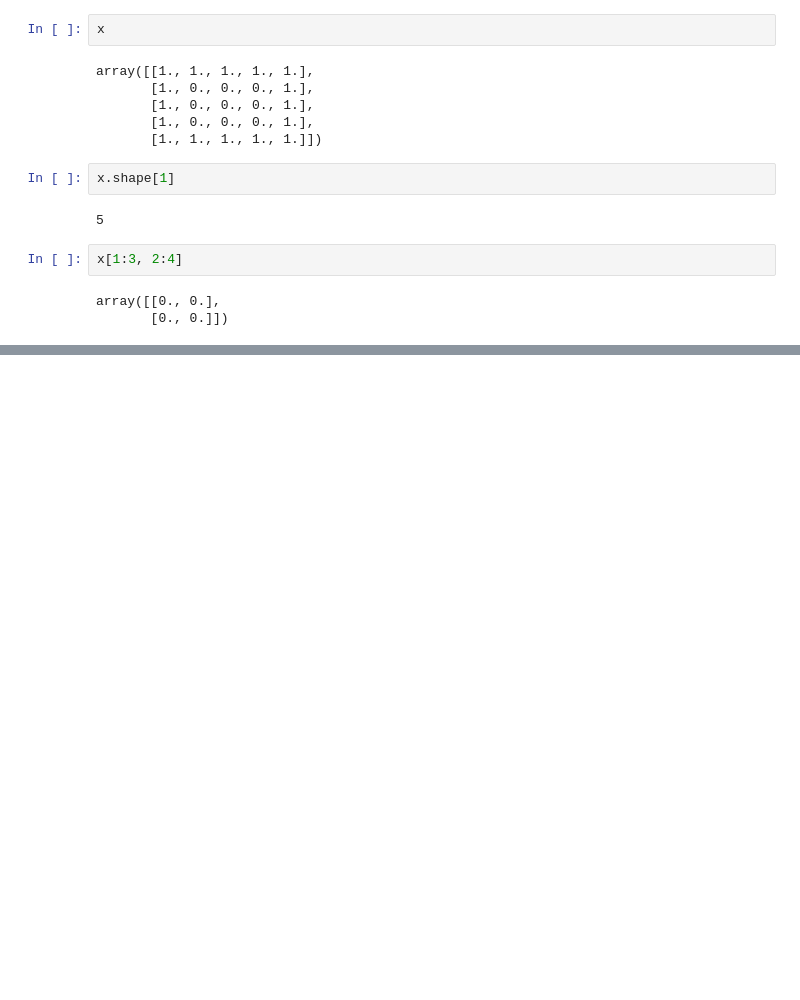
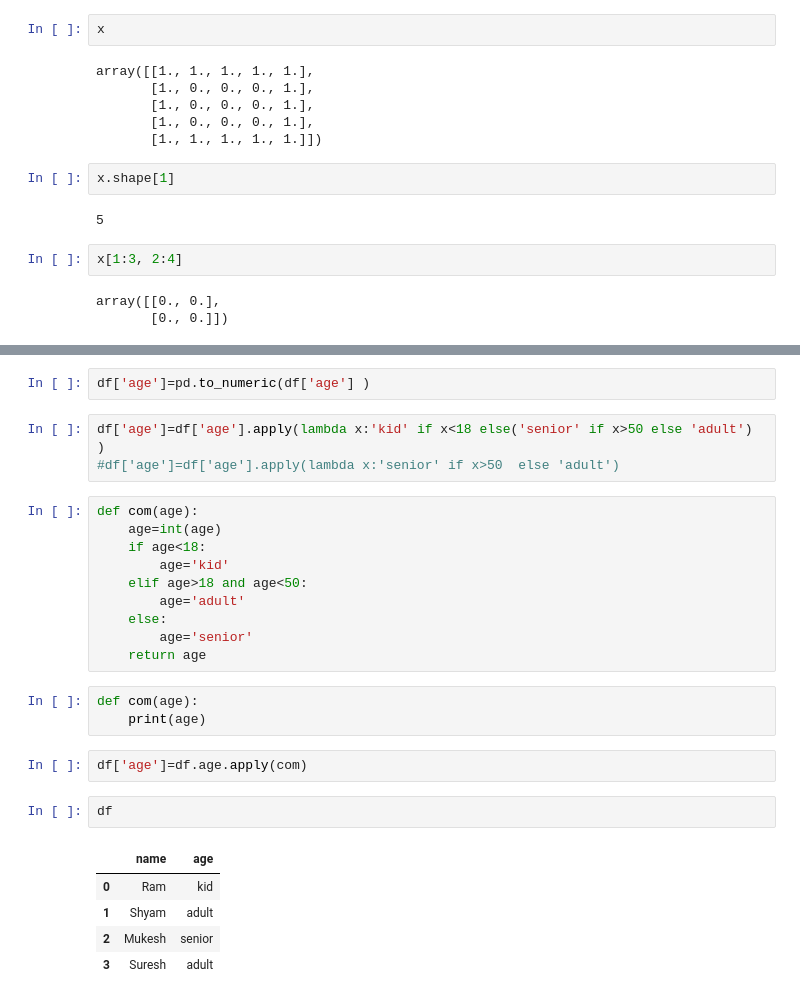
Before and after one commit to suramyapathak/p_sc_1, a Jupyter notebook: pr1hp.ipynb, the cells around one changed output, grey strips where cells are left out. Saved outputs shown, nothing was run; the diff lists cells and outputs as text; blank space fills up the shorter version.

```diff
--- a/pr1hp.ipynb
+++ b/pr1hp.ipynb
@@ -1949,0 +1962,28 @@ array([[0., 0.],
+# %%
+df['age']=pd.to_numeric(df['age'] )
+# %%
+df['age']=df['age'].apply(lambda x:'kid' if x<18 else('senior' if x>50 else 'adult') )
+#df['age']=df['age'].apply(lambda x:'senior' if x>50  else 'adult')
+# %%
+def com(age):
+    age=int(age)
+    if age<18:
+        age='kid'
+    elif age>18 and age<50:
+        age='adult'
+    else:
+        age='senior'
+    return age
+# %%
+def com(age):
+    print(age)
+# %%
+df['age']=df.age.apply(com)
+# %%
+df
+# %% [output]
+|  | name | age |
+| 0 | Ram | kid |
+| 1 | Shyam | adult |
+| 2 | Mukesh | senior |
+| 3 | Suresh | adult |
```
Also changed, not shown: parts of 3 cells of this notebook.
